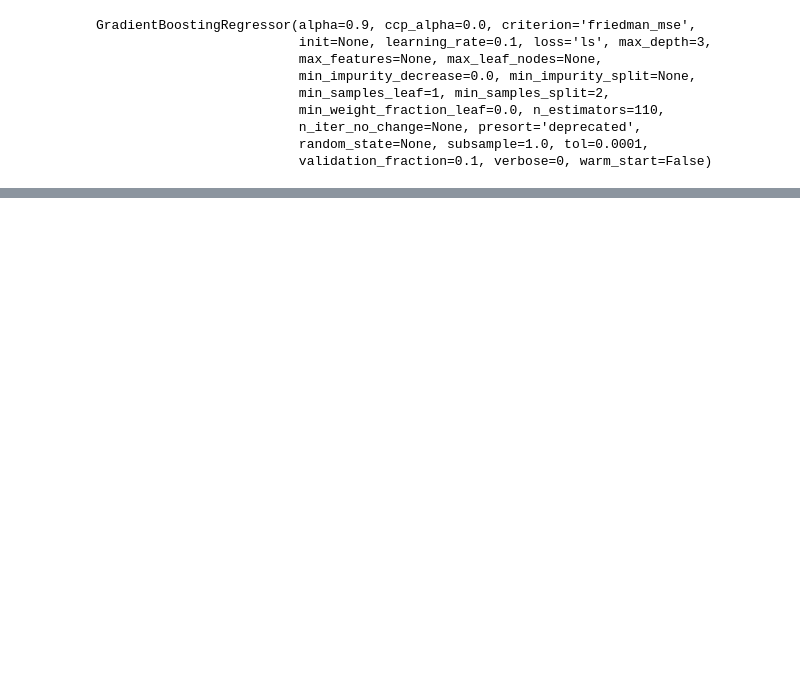
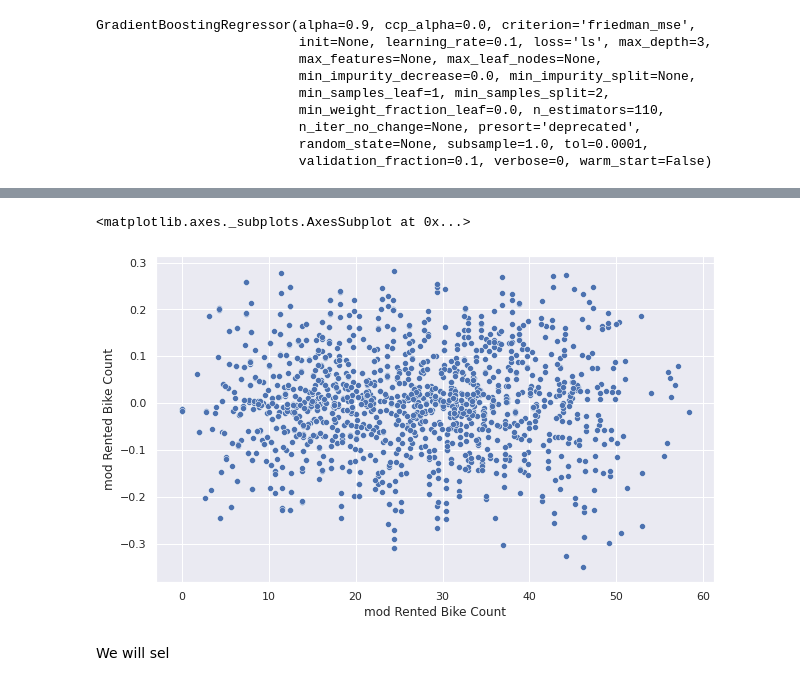
Before and after one commit to Vini901/Bike-Demand-Prediction, a Jupyter notebook: Copy_of_Bike_Sharing_Demand_Prediction_Capstone_Project_(1).ipynb, the cells around one changed output, grey strips where cells are left out. Saved outputs shown, nothing was run; the diff lists cells and outputs as text; code cells hidden in the pictures; blank space fills up the shorter version.

```diff
--- a/Copy_of_Bike_Sharing_Demand_Prediction_Capstone_Project_(1).ipynb
+++ b/Copy_of_Bike_Sharing_Demand_Prediction_Capstone_Project_(1).ipynb
@@ -561,0 +630,7 @@ By chcecking with GradientForestRegressor I am getting better accuracy without l
+# %%
+sns.scatterplot(y_test,y_test-y_pred_test)
+# %% [output]
+<matplotlib.axes._subplots.AxesSubplot at 0x...>
+[figure, added]
+# %% [markdown]
+We will sel
```
Also changed, not shown: parts of 43 cells of this notebook.
